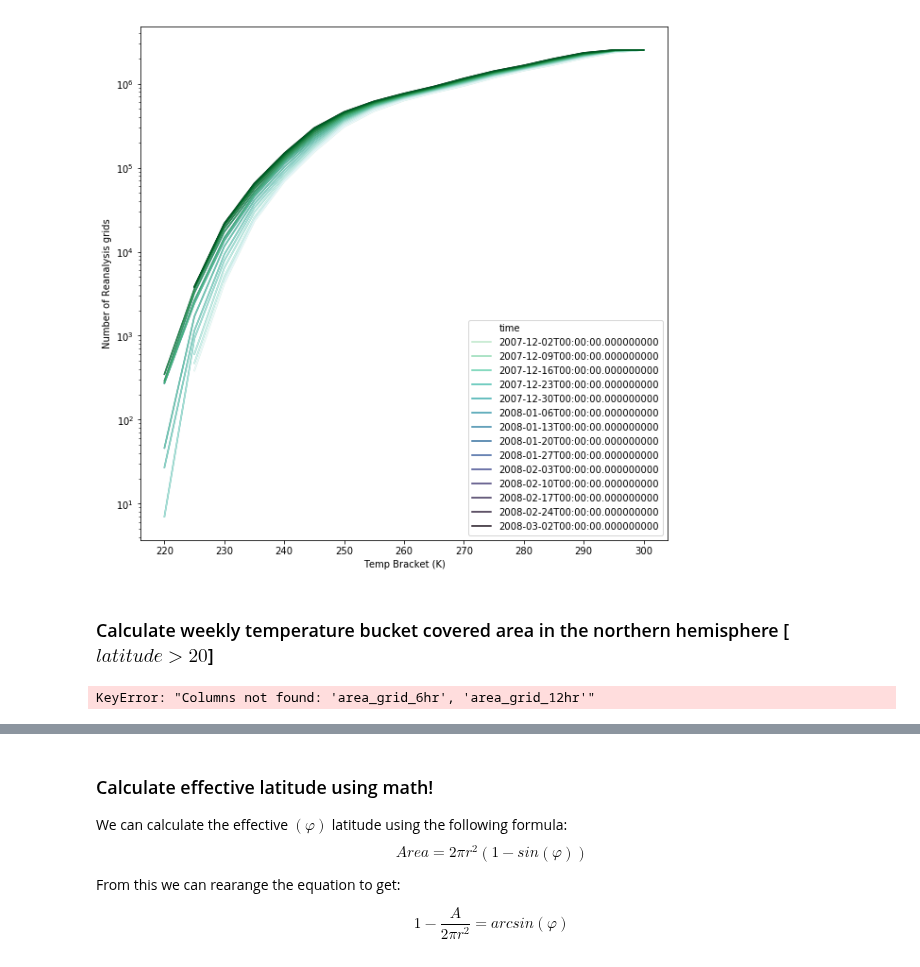
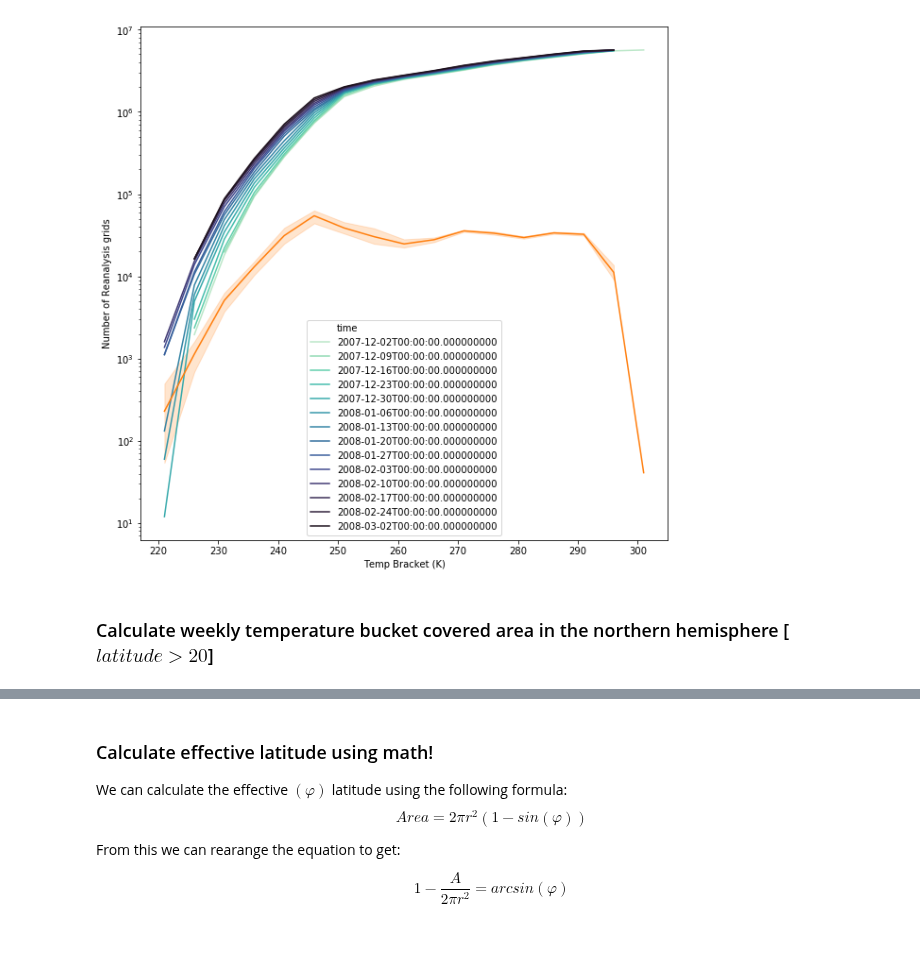
Before and after one commit to geosciences-data-practicum/reanalysis_getter, a Jupyter notebook: analysis/winter_test_alternative.ipynb, the cells around one changed output, grey strips where cells are left out. Cells and saved outputs as stored; diff of their text form; code cells hidden in the pictures.

```diff
--- a/analysis/winter_test_alternative.ipynb
+++ b/analysis/winter_test_alternative.ipynb
@@ -91,3 +118,12 @@ longitude_6hr.count()
+# %%
+# Make cut-offs with 12-hours (more spread)
+cut_off = pd.interval_range(start=int(min(ds_week_df_times.t2m)),
+                            end=int(max(ds_week_df_times.t2m)) + 5,
+                            freq=5)
+
+ds_week_df_times = ds_week_df_times.assign(temp_bracket=pd.cut(ds_week_df_times['t2m'],
+                                                               cut_off,
+                                                               right=True))
 # %%
 ds_week_df_times
 # %% [output]
@@ -147,4 +142,0 @@ def fancy_area(lat_array):
-# %%
-# Calculate *fancy* area and get only northern hemisphere ~ México Lindo y Querido!
-ds_week_df_times = ds_week_df_times[ds_week_df_times.latitude_6_hr > 20]
-ds_week_df_times['area_grid'] = ds_week_df_times.latitude_6_hr.apply(lambda x: fancy_area(x))
@@ -183,62 +143,43 @@ ax.legend(handles=legend_elements)
-# %%
-# Make cut-offs with 12-hours (more spread)
-cut_off = pd.interval_range(start=int(min(ds_week_df_times.t2m_12hr)),
-                            end=int(max(ds_week_df_times.t2m_12hr)) + 5,
-                            freq=5)
-
-ds_week_df_times = ds_week_df_times.assign(temp_bracket=pd.cut(ds_week_df_times['t2m_12hr'],
-                                                               cut_off,
-                                                               right=True)).\
-reset_index(drop=False)
 # %%
 # Calculate count of grids per group: time and temperature range
 ds_week_df_north_group = ds_week_df_times.\
-groupby(['temp_bracket', 'time'], as_index=False)[['latitude_6_hr', 'latitude_12hr']].\
+groupby(['temp_bracket', 'time'], as_index=False)[['latitude']].\
 count().\
-rename(columns = {'latitude_6_hr': 'number_grids_6hr',
-                 'latitude_12hr': 'number_grids_12hr'}
-      )
+rename(columns = {'latitude': 'number_grids'})
 
 ds_week_df_north_group = ds_week_df_north_group.assign(
-    grids_cumsum_6hr = ds_week_df_north_group.number_grids_6hr.cumsum(),
-    grids_cumsum_12hr = ds_week_df_north_group.number_grids_12hr.cumsum(),
+    number_grids_cumsum = ds_week_df_north_group.number_grids.cumsum(),
     left_temp_interval = ds_week_df_north_group.temp_bracket.apply(lambda x: x.left),
     right_temp_interval = ds_week_df_north_group.temp_bracket.apply(lambda x: x.right)
 )
 # %%
 fig, ax = plt.subplots(figsize = (10, 10))
 sns.lineplot(x="left_temp_interval",
-             y="grids_cumsum_6hr",
+             y="number_grids_cumsum",
              hue='time',
              palette=sns.color_palette("mako_r", 14),
              data=ds_week_df_north_group)
 sns.lineplot(x="left_temp_interval",
-             y="grids_cumsum_12hr",
+             y="number_grids",
              palette=sns.color_palette("BuGn", 14),
-             hue='time',
              data=ds_week_df_north_group,
              ax=ax,
              legend=False)
 ax.set(xlabel='Temp Bracket (K)', ylabel='Number of Reanalysis grids')
 plt.yscale('log')
 # %% [output]
-[figure, old version]
+[figure, new version]
 # %% [markdown]
 ###  Calculate weekly temperature bucket covered area in the northern hemisphere [$latitude > 20$]
 # %%
 # Calculate sum of grid area per group: time and temperature range
-ds_week_df_north_group_area = ds_week_df_north_group.\
-groupby(['temp_bracket', 'time'], as_index=False)[['area_grid']].\
+ds_week_df_north_group_area = ds_week_df_times.\
+groupby(['temp_bracket', 'time'], as_index=False)['area_grid'].\
 sum().\
-rename(columns = {'area_grid_6hr': 'total_area_grid_6hr'})
+rename(columns = {'area_grid': 'total_area_grid'})
 
 # There must be a better way of doing this (maybe .agg method?)
-ds_week_df_north_group_area['grids_cumsum_area_6hr'] = ds_week_df_north_group_area.\
-groupby('time').\
-total_area_grid.\
-cumsum()
-
-ds_week_df_north_group_area['grids_cumsum_area_12hr'] = ds_week_df_north_group_area.\
+ds_week_df_north_group_area['grids_cumsum_area'] = ds_week_df_north_group_area.\
 groupby('time').\
 total_area_grid.\
 cumsum()
@@ -247,5 +188,3 @@ ds_week_df_north_group_area = ds_week_df_north_group_area.assign(
     left_temp_interval = ds_week_df_north_group_area.temp_bracket.apply(lambda x: x.left),
     right_temp_interval = ds_week_df_north_group_area.temp_bracket.apply(lambda x: x.right)
 )
-# %% [output]
-KeyError: "Columns not found: 'area_grid_6hr', 'area_grid_12hr'"
```
Also changed, not shown: parts of 38 cells of this notebook.
